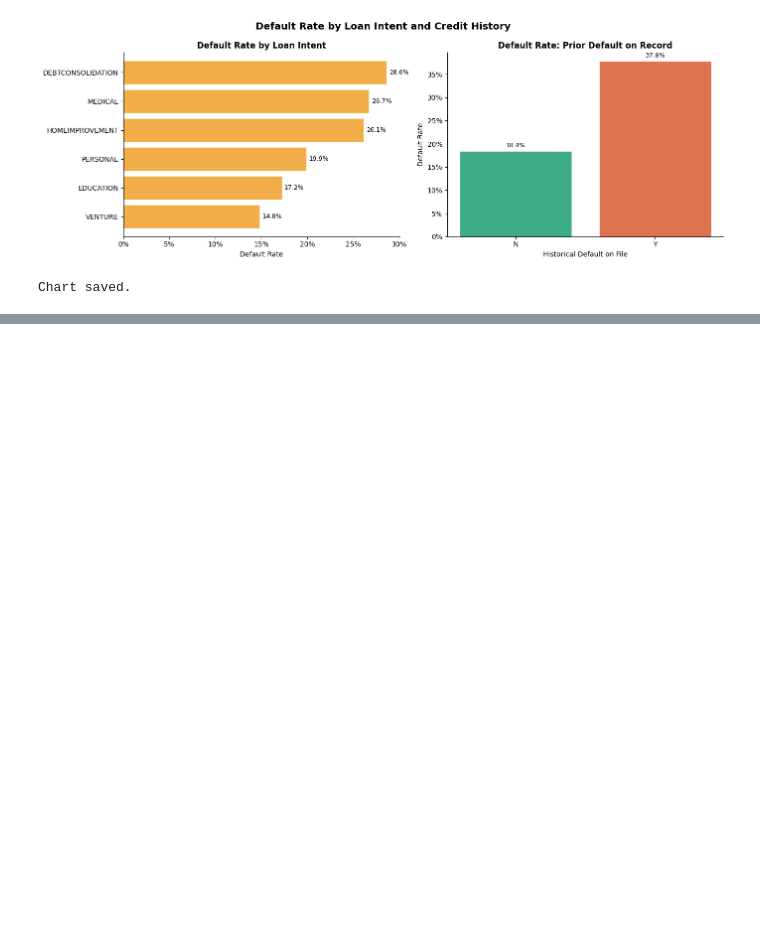
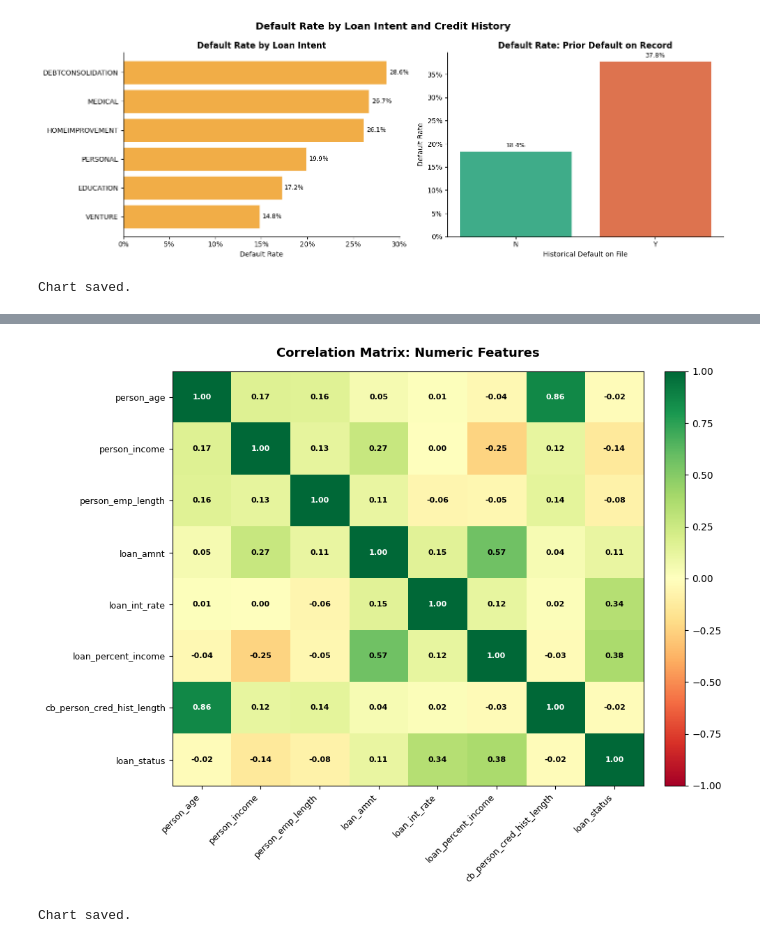
Before and after one commit to dobadina/credit-risk-lending-system, a Jupyter notebook: notebooks/01_data_understanding_and_preparation.ipynb, the cells around one changed output, grey strips where cells are left out. Cells and saved outputs as stored; diff of their text form; code cells hidden in the pictures; blank space fills up the shorter version.

Commit message:
Add correlation analysis

```diff
--- a/notebooks/01_data_understanding_and_preparation.ipynb
+++ b/notebooks/01_data_understanding_and_preparation.ipynb
@@ -521,0 +649,36 @@ Chart saved.
+# %%
+# Select numeric columns including target
+corr_cols = [
+    'person_age', 'person_income', 'person_emp_length',
+    'loan_amnt', 'loan_int_rate', 'loan_percent_income',
+    'cb_person_cred_hist_length', 'loan_status'
+]
+
+corr_matrix = df[corr_cols].corr().round(2)
+
+fig, ax = plt.subplots(figsize=(10, 8))
+
+mask = None
+im = ax.imshow(corr_matrix, cmap='RdYlGn', vmin=-1, vmax=1, aspect='auto')
+plt.colorbar(im, ax=ax, fraction=0.046, pad=0.04)
+
+ax.set_xticks(range(len(corr_cols)))
+ax.set_yticks(range(len(corr_cols)))
+ax.set_xticklabels(corr_cols, rotation=45, ha='right', fontsize=9)
+ax.set_yticklabels(corr_cols, fontsize=9)
+ax.set_title('Correlation Matrix: Numeric Features', fontsize=13, fontweight='bold', pad=15)
+
+for i in range(len(corr_cols)):
+    for j in range(len(corr_cols)):
+        val = corr_matrix.iloc[i, j]
+        color = 'black' if abs(val) < 0.7 else 'white'
+        ax.text(j, i, f'{val:.2f}', ha='center', va='center',
+                fontsize=8, color=color, fontweight='bold')
+
+plt.tight_layout()
+plt.savefig(f"{OUTPUT_PATH}/figures/06_correlation_matrix.png", dpi=150, bbox_inches='tight')
+plt.show()
+print("Chart saved.")
+# %% [output]
+[figure, added]
+Chart saved.
```
Also changed, not shown: parts of 6 cells of this notebook.
